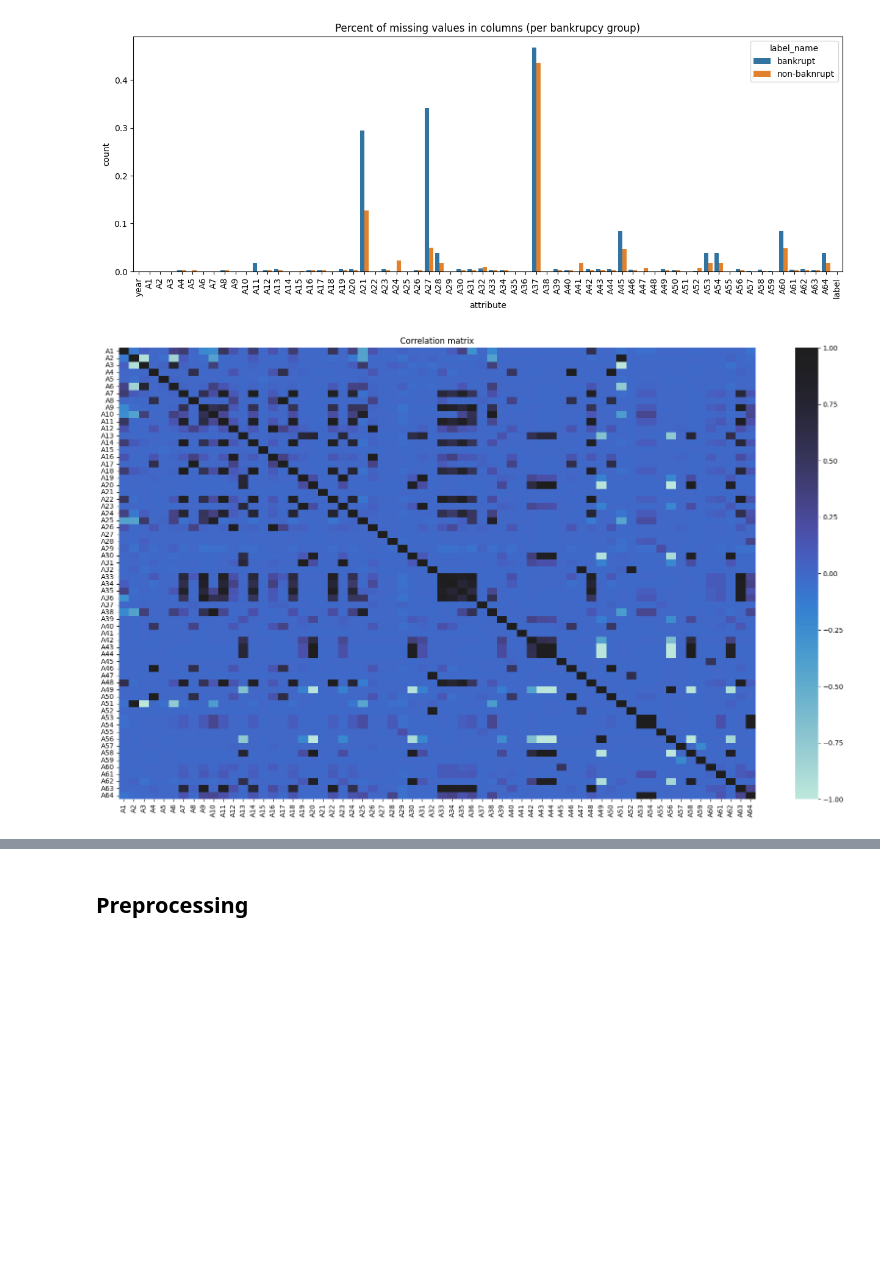
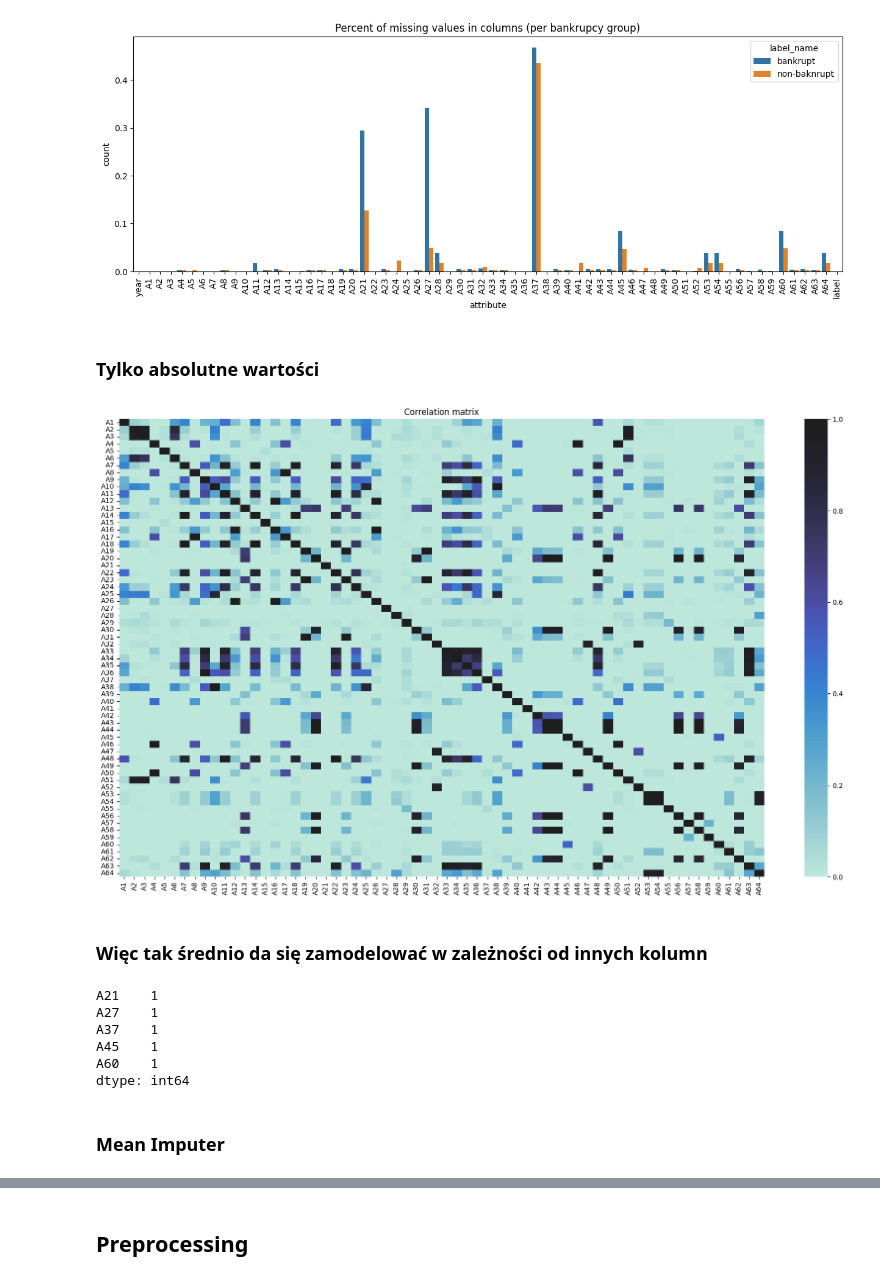
Before and after one commit to farqlia/MLandNN, a Jupyter notebook: ml/l0/Lista1.ipynb, the cells around one changed output, grey strips where cells are left out. Cells and saved outputs as stored; diff of their text form; code cells hidden in the pictures; blank space fills up the shorter version.

Commit message:
further analyse data

```diff
--- a/ml/l0/Lista1.ipynb
+++ b/ml/l0/Lista1.ipynb
@@ -95,7 +100,7 @@ class
 1         2091
 Name: count, dtype: int64
 # %%
-df = X
-target = y
+df = pd.DataFrame(X)
+target = pd.DataFrame(y)
 df['label'] = target
 df['label_name'] = target.apply(lambda x: 'bankrupt' if x['class'] == 1.0 else 'non-baknrupt', axis=1)
@@ -102,3 +112,2 @@ df['label_name'] = target.apply(lambda x: 'bankrupt' if x['class'] == 1.0 else '
 # %%
-attrs = df.columns[1:-2]
-attrs
+attrs = X.columns[1:].values.tolist()
@@ -208,11 +219,26 @@ _ = plt.xticks(rotation=90)
+# %% [markdown]
+### Tylko absolutne wartości
 # %%
 corr_matrix = df[attrs].corr()
 # %%
 plt.figure(figsize=(21, 12))
 sns.heatmap(
-    corr_matrix,
-    vmin=-1.0, vmax=1.0, center=True
+    abs(corr_matrix),
+    vmin=0.0, vmax=1.0, center=True
 )
 _ = plt.title('Correlation matrix')
 # %% [output]
-[figure, old version]
+[figure, new version]
+# %% [markdown]
+### Więc tak średnio da się zamodelować w zależności od innych kolumn
+# %%
+np.sum((abs(corr_matrix[miss_cols]) > 0.8))
+# %% [output]
+A21    1
+A27    1
+A37    1
+A45    1
+A60    1
+dtype: int64
+# %% [markdown]
+### Mean Imputer
```
Also changed, not shown: parts of 25 cells of this notebook.
